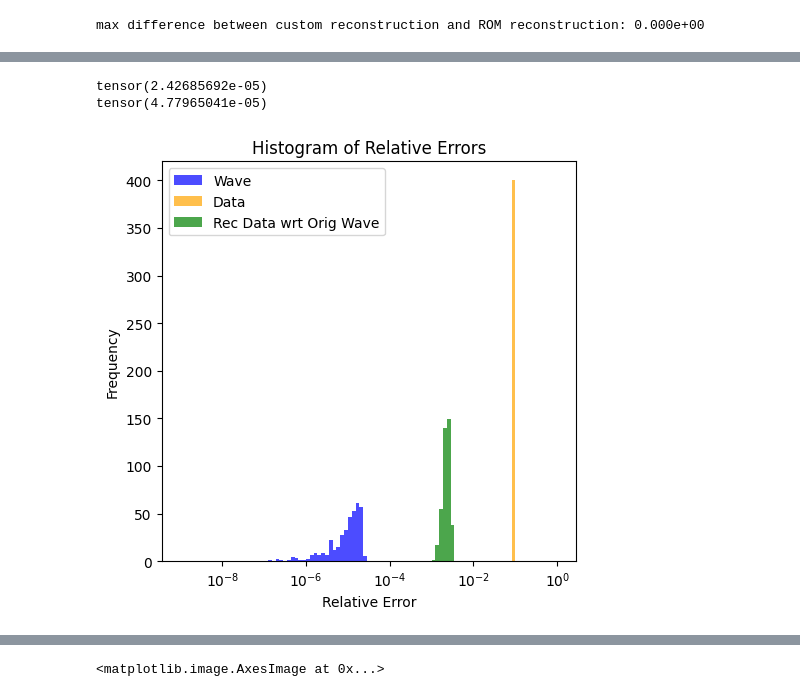
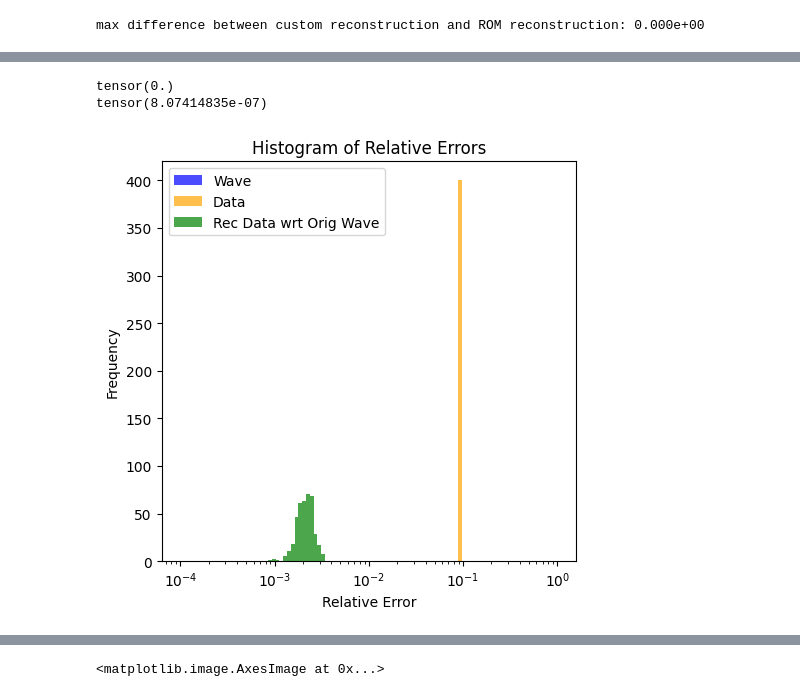
Before and after one commit to g-puleo/pembhb, a Jupyter notebook: scripts/visualise_rom.ipynb, the cells around one changed output, grey strips where cells are left out. Saved outputs shown, nothing was run; the diff lists cells and outputs as text; code cells hidden in the pictures.

```diff
--- a/scripts/visualise_rom.ipynb
+++ b/scripts/visualise_rom.ipynb
@@ -13,9 +13,26 @@ import os
 # rom_filename =  os.path.join(ROOT_DIR, "rom_20260108_v2_centered.pt")
 # data_filename = "/data/gpuleo/mbhb/20260108_v1/simulation_round_2.h5"
 
-## narrow parameter space
-rom_filename =  os.path.join(ROOT_DIR, "debug_rom_narrow_ok_centered_mgs_vnonstop.pt")
-data_filename = "/data/gpuleo/mbhb/narrow_prior.h5"
+# ## narrow parameter space
+# rom_filename =  os.path.join(ROOT_DIR, "debug_rom_narrow_ok_centered_mgs_vnonstop.pt")
+# data_filename = "/data/gpuleo/mbhb/narrow_prior.h5"
+
+### narrow parameter space, training
+# rom_filename =  "/data/gpuleo/mbhb/20260122_narrowprior_v1/rom_round_0.pt"
+# data_filename = "/data/gpuleo/mbhb/20260122_narrowprior_v1/simulation_round_0.h5"
+
+# # with slightly larger prior
+# data_filename = "/data/gpuleo/mbhb/20260122_narrowprior_v1/simulation_round_0.h5"
+# ### reorthogonalised  rom
+# rom_filename = os.path.join(ROOT_DIR, "debug_rom_reorthogo.pt")
+
+# ## nre run with reorthogonalised rom and low noise.
+# data_filename = "/data/gpuleo/mbhb/20260123_narrowprior_v1/simulation_round_0.h5"
+# rom_filename = "/data/gpuleo/mbhb/20260123_narrowprior_v1/rom_round_0.pt"
+
+
+data_filename = "/data/gpuleo/mbhb/20260202_narrowprior_v1/simulation_round_0.h5"
+rom_filename = os.path.join(ROOT_DIR, "debug_rom_with_denoisingerror.pt")
 
 rom_basename = os.path.basename(rom_filename).removesuffix('.pt')
 plot_dir = os.path.join(ROOT_DIR, "plots", f"diagnose_rom_{rom_basename}")
@@ -268,8 +284,8 @@ torch.Size([7, 8192])
 # %%
-rom.basis = rom_basis_full
+rom.basis = rom_basis_full[:6]
 # %%
 max_rel_err_wave = 0.0
-for batch in dataloader:
+for ii , batch in enumerate(dataloader):
     data_fd = batch["wave_fd"]+batch["noise_fd"]  # shape (B, 2*ch, n_freq),  has amplitude and phase
     wave_fd = batch["wave_fd"]  # shape (B, ch, n_freq), contains complex numbers
     params = batch["source_parameters"][:,:2]  # shape (B, 2)
@@ -324,8 +340,8 @@ for batch in dataloader:
     # residual_wave = torch.abs(reconstructed_wave  - wave_fd)
     # residual_relative_wave = torch.linalg.norm(reconstructed_wave  - wave_fd)/ torch.linalg.norm(wave_fd, dim=(1,2), keepdim=True)
     # residual_relative_data = torch.linalg.norm(reconstructed_data  - data_fd)/ torch.linalg.norm(data_fd, dim=(1,2), keepdim=True)
+    if ii==4: break
 
-    break
 
 print(f"max relative error on waveforms in training set: {max_rel_err_wave:.3e}")
 # %% [output]
@@ -408,23 +424,24 @@ relerr_anotherway = np.linalg.norm(_IR_residual_out, axis=1)/ np.linalg.norm(_IR
 print(torch.max(torch.tensor(relerr_anotherway)))
 print(torch.max(_IR_residual_in.abs()))
 # %% [output]
-tensor(2.42685692e-05)
-tensor(4.77965041e-05)
+tensor(0.)
+tensor(8.07414835e-07)
 # %%
 # make a histogram of relative_errors_wave and relative_errors_data
 plt.figure(figsize=(5, 5))
-bins = np.logspace(-9, 0, 100)
+bins = np.logspace(-4, 0, 100)
 plt.hist(relative_errors_wave, bins=bins, alpha=0.7, label='Wave', color='blue')
 plt.hist(relative_errors_data, bins=bins, alpha=0.7, label='Data', color='orange')
 plt.hist(relative_errors_rec_data_wrt_wave, bins=bins, alpha=0.7, label='Rec Data wrt Orig Wave', color='green')
+mean_relerr_dwrt_wave = np.mean(relative_errors_rec_data_wrt_wave)
 plt.xscale('log')
 plt.xlabel('Relative Error')
 plt.ylabel('Frequency')
 plt.title('Histogram of Relative Errors')
 plt.legend()
 
 plt.tight_layout()
 plt.savefig(os.path.join(plot_dir, "rom_reconstruction_error_histogram.png"), dpi=300)
 plt.show()
 # %% [output]
-[figure, old version]
+[figure, new version]
```
Also changed, not shown: parts of 30 cells of this notebook, 6 other files.
